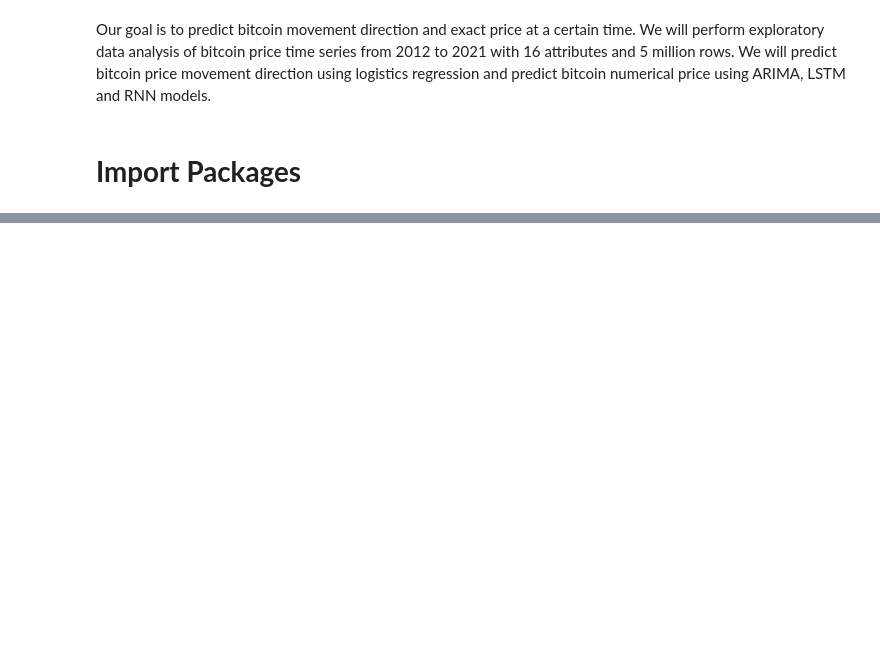
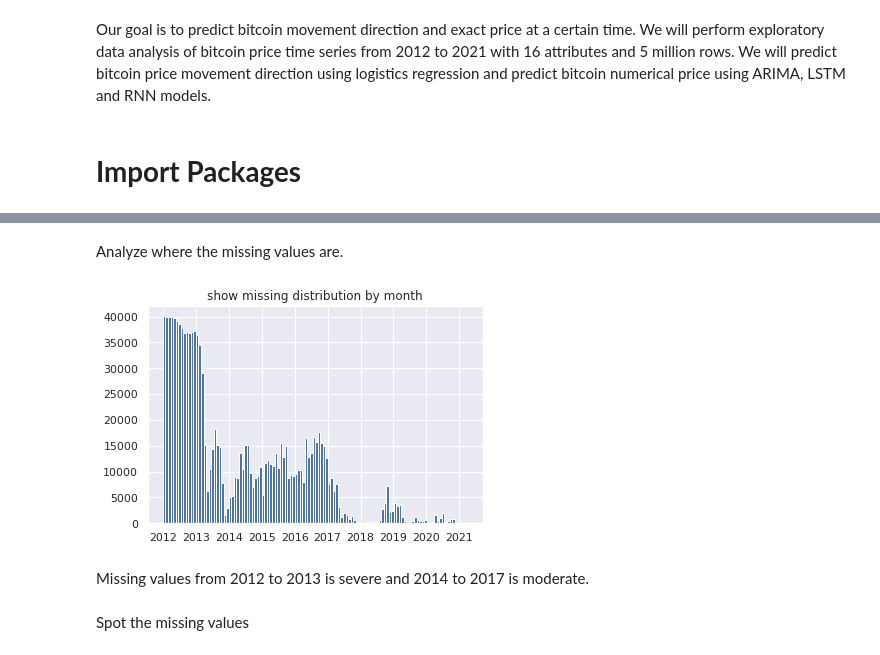
Before and after one commit to zhouchun0105/BA780-project, a Jupyter notebook: SUBMIT_Bitcoin_Price_and_Movement_Prediction.ipynb, the cells around one changed output, grey strips where cells are left out. Drawn from its saved outputs; the diff is of its cells as text; code cells hidden in the pictures; blank space fills up the shorter version.

```diff
--- a/SUBMIT_Bitcoin_Price_and_Movement_Prediction.ipynb
+++ b/SUBMIT_Bitcoin_Price_and_Movement_Prediction.ipynb
@@ -67,0 +78,2 @@ from sklearn.preprocessing import MinMaxScaler
+# %%
+df = pd.read_csv("/content/drive/MyDrive/bitcoin.csv")
@@ -67,0 +82,4 @@ from sklearn.preprocessing import MinMaxScaler
+# %%
+df['Timestamp'] = pd.to_datetime(df['Timestamp'],unit='s')
+df = df.set_index('Timestamp')
+df
@@ -67,0 +101,16 @@ from sklearn.preprocessing import MinMaxScaler
+# %% [markdown]
+Analyze where the missing values are.
+# %%
+is_NaN = df.isnull()
+row_has_NaN = is_NaN.any(axis=1)
+rows_with_NaN = df[row_has_NaN]
+# %%
+plt.hist(rows_with_NaN.index,bins=120)
+plt.title("show missing distribution by month")
+plt.show()
+# %% [output]
+[figure, added]
+# %% [markdown]
+Missing values from 2012 to 2013 is severe and 2014 to 2017 is moderate.
+# %% [markdown]
+Spot the missing values
```
Also changed, not shown: parts of 64 cells of this notebook.
